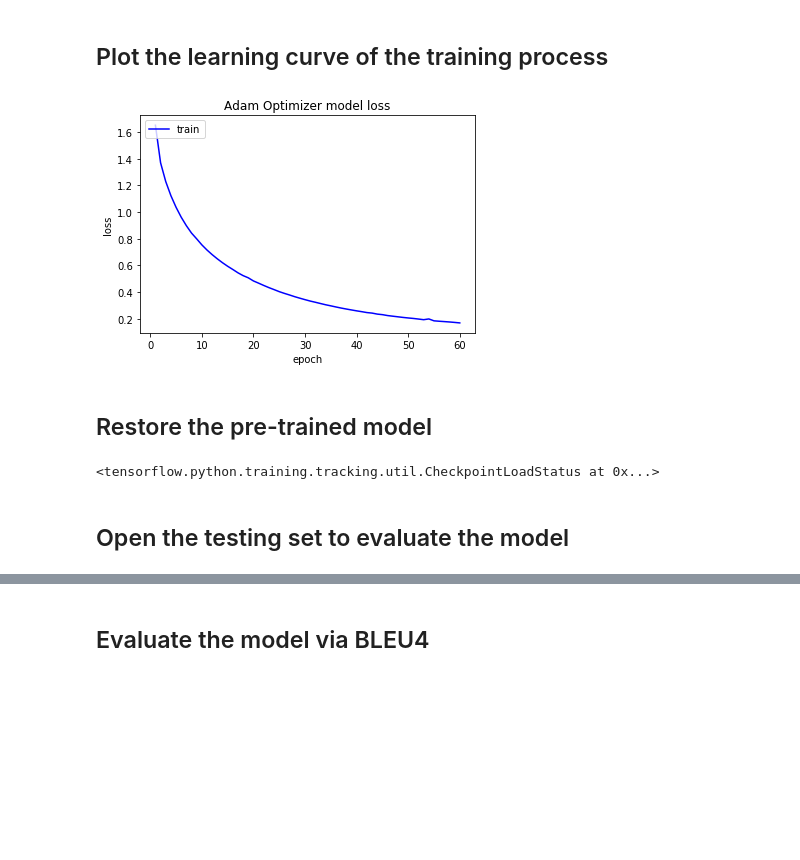
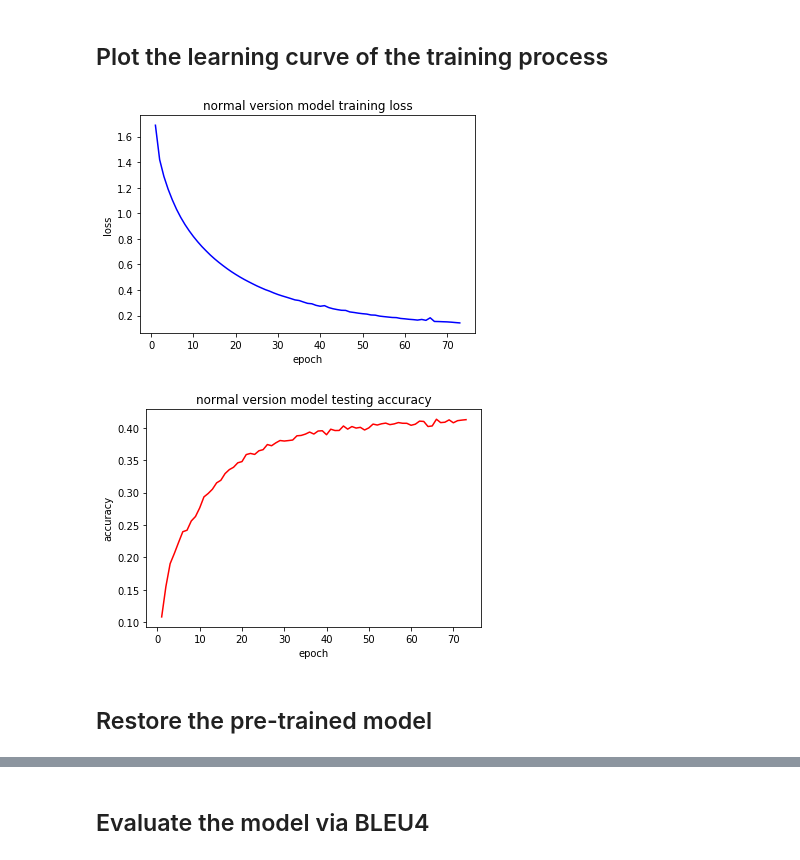
Before and after one commit to yurong0404/ComCNN, a Jupyter notebook: main.ipynb, the cells around one changed output, grey strips where cells are left out. Drawn from its saved outputs; the diff is of its cells as text; code cells hidden in the pictures; blank space fills up the shorter version.

```diff
--- a/main.ipynb
+++ b/main.ipynb
@@ -14,7 +14,7 @@ import matplotlib.pyplot as plt
 import math
 import seaborn as sns
 
-MODE = "SBT"  #normal or simple or SBT
+MODE = "normal"  #normal or simple or SBT
 BATCH_SIZE = 32
 EMBEDDING_DIM = 256
 UNITS = 256
@@ -519,13 +579,13 @@ size of comment vocabulary:  29404
 # %%
 # Getting back the training data:
 if MODE=="normal":
-    with open('train_normal_data.pkl', 'rb') as f:
+    with open('./simplified_dataset/train_normal_data.pkl', 'rb') as f:
         code_train, comment_train, code_voc, comment_voc = pickle.load(f)
 elif MODE=="simple":
-    with open('train_simple_data.pkl', 'rb') as f:
+    with open('./simplified_dataset/train_simple_data.pkl', 'rb') as f:
         code_train, comment_train, code_voc, comment_voc = pickle.load(f)
 elif MODE=="SBT":
-    with open('train_SBT_data.pkl', 'rb') as f:
+    with open('./simplified_dataset/train_SBT_data.pkl', 'rb') as f:
         code_train, comment_train, code_voc, comment_voc = pickle.load(f)
 
 print('size of code vocabulary: ', len(code_voc))
@@ -623,10 +683,19 @@ decoder = Decoder(vocab_tar_size, EMBEDDING_DIM, UNITS, BATCH_SIZE)
 optimizer = tf.optimizers.Adam(learning_rate=1e-3)  #tensorflow 2.0
 
 
+#if not os.path.exists('./training_checkpoints'):
+#    os.makedirs('./training_checkpoints')
 # ==== set the checkpoint =======
-checkpoint_dir = './training_checkpoints/adam-SBT-256-60epochs'
+if MODE=="normal":
+    checkpoint_dir = './training_checkpoints/adam-normal-256-60epochs'
+elif MODE=="simple":
+    checkpoint_dir = './training_checkpoints/adam-simple-256-60epochs'
+elif MODE=="SBT":
+    checkpoint_dir = './training_checkpoints/adam-SBT-256-80epochs'
+
 checkpoint_prefix = os.path.join(checkpoint_dir, "ckpt")
 checkpoint = tf.train.Checkpoint(optimizer=optimizer,
                                  encoder=encoder,
                                  decoder=decoder)
 lossArray = np.array([])
+testAccuracy = []
@@ -633,3 +704,14 @@ lossArray = np.array([])
+# %%
+f = open('./simplified_dataset/simplified_test.json')
+inputs = f.readlines()
+f.close()
+test_inputs = []
+test_outputs = []
+
+for pair in inputs:
+    pair = json.loads(pair)
+    test_inputs.append(pair['code'])
+    test_outputs.append(pair['nl'])
 # %% [markdown]
 ## Start training
 # %%
@@ -721,26 +830,19 @@ Epoch 10 Loss 0.1238
 # %% [markdown]
 ## Plot the learning curve of the training process
 # %%
-plt.plot(range(1, EPOCHS+1), lossArray, "b", label="train")
+plt.plot(range(1, epoch+1), lossArray, "b")
 plt.xlabel("epoch")
 plt.ylabel("loss")
-plt.title("Adam Optimizer model loss")
-plt.legend(loc = 2)
+plt.title(MODE+" version model training loss")
 plt.show()
+
+plt.plot(range(1, epoch+1), testAccuracy, "r")
+plt.xlabel("epoch")
+plt.ylabel("accuracy")
+plt.title(MODE+" version model testing accuracy")
+plt.show()
 # %% [output]
-[figure, old version]
+[figure, new version]
+[figure, added]
 # %% [markdown]
 ## Restore the pre-trained model
-# %%
-# restoring the latest checkpoint in checkpoint_dir
-checkpoint_dir = './training_checkpoints/adam-SBT-256-60epochs'
-#checkpoint_prefix = os.path.join(checkpoint_dir, "ckpt")
-checkpoint = tf.train.Checkpoint(optimizer=optimizer,
-                                 encoder=encoder,
-                                 decoder=decoder)
-
-checkpoint.restore(tf.train.latest_checkpoint(checkpoint_dir))
-# %% [output]
-<tensorflow.python.training.tracking.util.CheckpointLoadStatus at 0x...>
-# %% [markdown]
-## Open the testing set to evaluate the model
```
Also changed, not shown: parts of 15 cells of this notebook.
